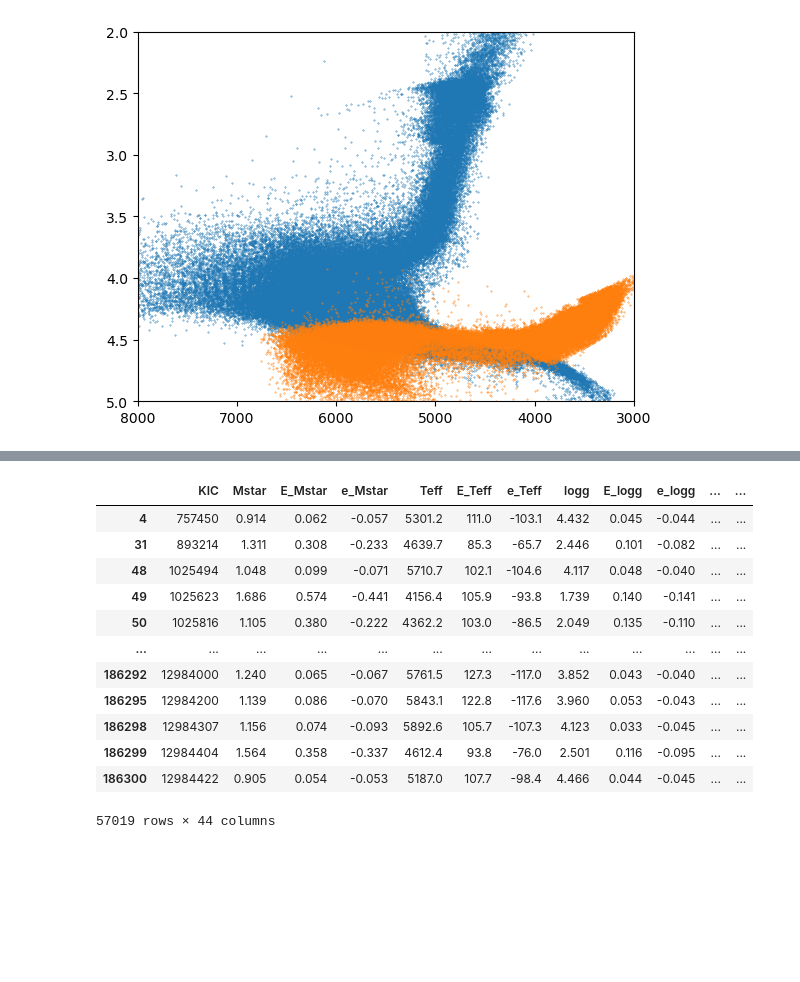
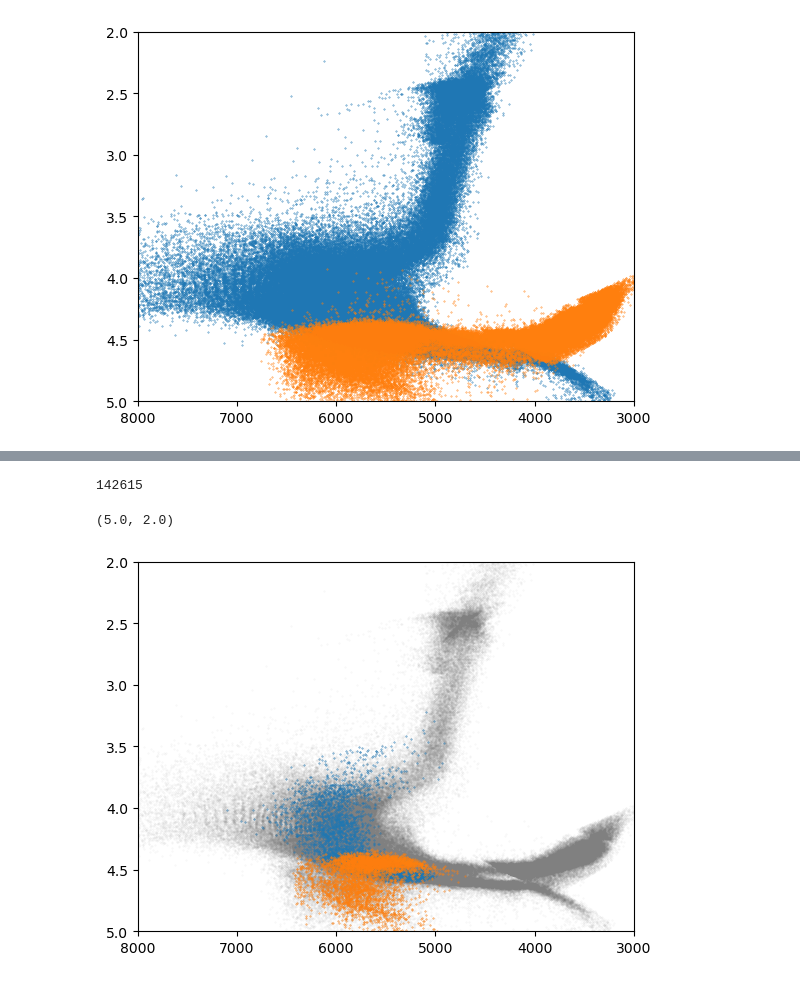
Before and after one commit to sangeethankumar/Astronomy, a Jupyter notebook: Exoplanet Occurrence Rate/Figure 1 Reproduce.ipynb, the cells around one changed output, grey strips where cells are left out. Cells and saved outputs as stored; diff of their text form; code cells hidden in the pictures; blank space fills up the shorter version.

Commit message:
figure 1 recreated

```diff
--- a/Exoplanet Occurrence Rate/Figure 1 Reproduce.ipynb
+++ b/Exoplanet Occurrence Rate/Figure 1 Reproduce.ipynb
@@ -183,18 +179,25 @@ isc[isc['GOF'] > 0.99]
 # %%
-isc_quality = isc[(isc['RUWE'] <= 1.2) & (isc['TAMS'] < 20) & (isc['GOF'] > 0.99) & (isc[''])]
+isc_quality = isc[(isc['RUWE'] <= 1.2) & (isc['TAMS'] < 20) & (isc['GOF'] > 0.99)]
+len(isc_quality)
+# %% [output]
+142615
 # %%
-isc_quality.dropna(subset=['[Fe/H]'])
+isc_quality = isc_quality.dropna(subset=['[Fe/H]'])
-# %% [output]
-|  | KIC | Mstar | E_Mstar | e_Mstar | Teff | E_Teff | e_Teff | logg | E_logg | e_logg | ... | ... |
-| 4 | 757450 | 0.914 | 0.062 | -0.057 | 5301.2 | 111.0 | -103.1 | 4.432 | 0.045 | -0.044 | ... | ... |
-| 31 | 893214 | 1.311 | 0.308 | -0.233 | 4639.7 | 85.3 | -65.7 | 2.446 | 0.101 | -0.082 | ... | ... |
-| 48 | 1025494 | 1.048 | 0.099 | -0.071 | 5710.7 | 102.1 | -104.6 | 4.117 | 0.048 | -0.040 | ... | ... |
-| 49 | 1025623 | 1.686 | 0.574 | -0.441 | 4156.4 | 105.9 | -93.8 | 1.739 | 0.140 | -0.141 | ... | ... |
-| 50 | 1025816 | 1.105 | 0.380 | -0.222 | 4362.2 | 103.0 | -86.5 | 2.049 | 0.135 | -0.110 | ... | ... |
-| ... | ... | ... | ... | ... | ... | ... | ... | ... | ... | ... | ... | ... |
-| 186292 | 12984000 | 1.240 | 0.065 | -0.067 | 5761.5 | 127.3 | -117.0 | 3.852 | 0.043 | -0.040 | ... | ... |
-| 186295 | 12984200 | 1.139 | 0.086 | -0.070 | 5843.1 | 122.8 | -117.6 | 3.960 | 0.053 | -0.043 | ... | ... |
-| 186298 | 12984307 | 1.156 | 0.074 | -0.093 | 5892.6 | 105.7 | -107.3 | 4.123 | 0.033 | -0.045 | ... | ... |
-| 186299 | 12984404 | 1.564 | 0.358 | -0.337 | 4612.4 | 93.8 | -76.0 | 2.501 | 0.116 | -0.095 | ... | ... |
-| 186300 | 12984422 | 0.905 | 0.054 | -0.053 | 5187.0 | 107.7 | -98.4 | 4.466 | 0.044 | -0.045 | ... | ... |
-57019 rows × 44 columns
+# %%
+iso_gyc = pd.merge(left=isc_quality, right=gyc, left_on='KIC', right_on='KIC', suffixes=('_iso', '_gyc'))
+# %%
+iso_gyc_teff_cut = iso_gyc[((iso_gyc['Teff_iso'] > 3900) & (iso_gyc['Teff_iso'] < 7300)) & ((iso_gyc['Teff_gyc'] > 3900) & (iso_gyc['Teff_gyc'] < 7300))]
+# %%
+df = iso_gyc_teff_cut[((iso_gyc_teff_cut['Age_iso'] > 1.5) & (iso_gyc_teff_cut['Age_iso'] < 8)) & ((iso_gyc_teff_cut['Age_gyc'] > 1.5) & (iso_gyc_teff_cut['Age_gyc'] < 8))]
+# %%
+plt.scatter(iso['Teff'], iso['logg'], s=0.1, alpha=0.1, color='gray')
+plt.scatter(gyc['Teff'], gyc['logg'], s=0.1, alpha=0.1, color='gray')
+
+plt.scatter(df['Teff_iso'], df['logg_iso'], s=0.1)
+plt.scatter(df['Teff_gyc'], df['logg_gyc'], s=0.1)
+
+plt.xlim(8000, 3000)
+plt.ylim(5.0, 2.0)
+# %% [output]
+(5.0, 2.0)
+[figure, added]
```
Also changed, not shown: parts of 7 cells of this notebook.
